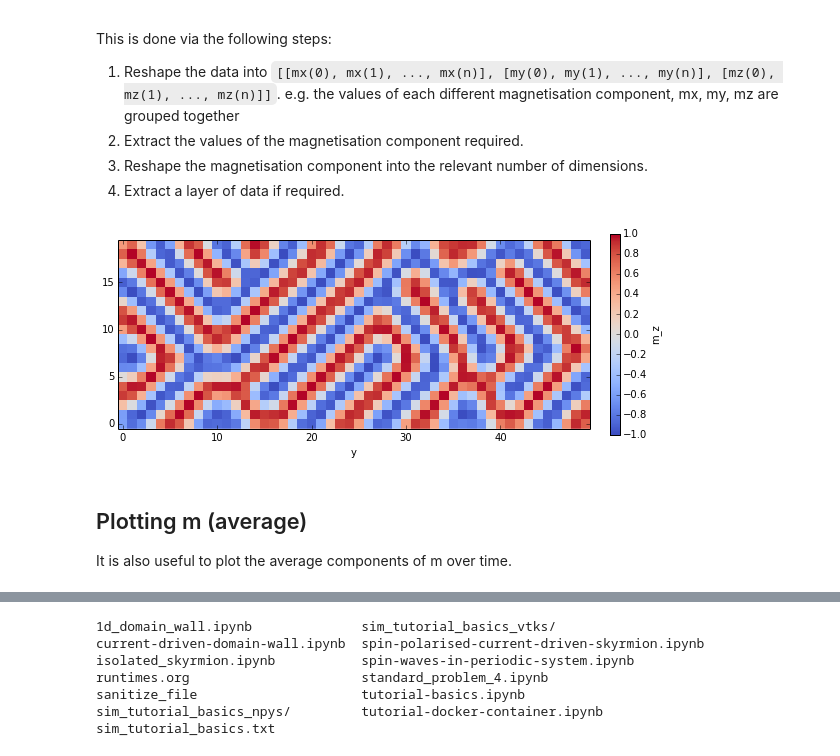
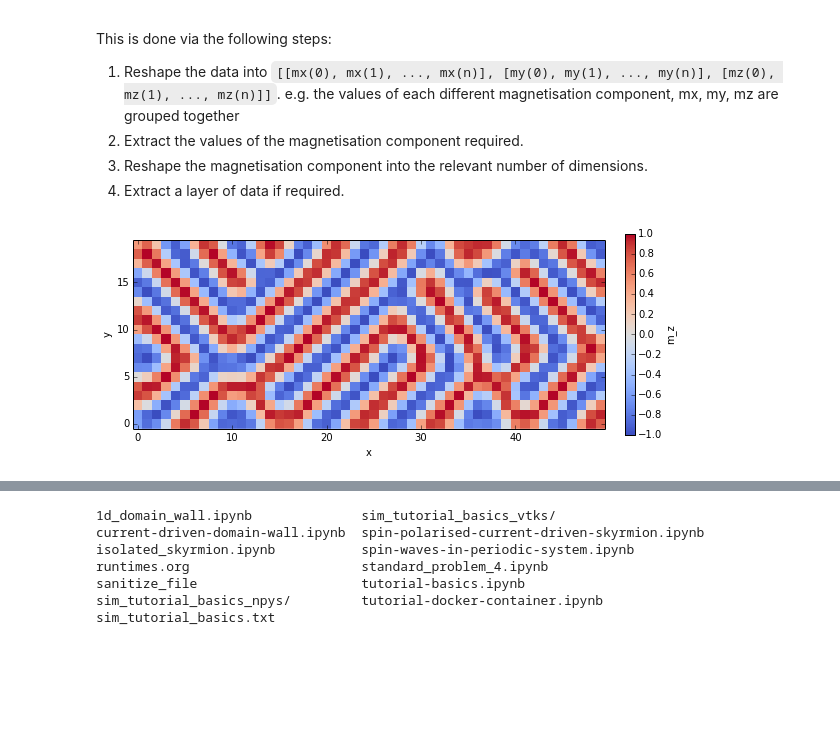
Before and after one commit to logicabrity/fidimag, a Jupyter notebook: doc/ipynb/tutorial-basics.ipynb, the cells around one changed output, grey strips where cells are left out. Drawn from its saved outputs; the diff is of its cells as text; code cells hidden in the pictures; blank space fills up the shorter version.

```diff
--- a/doc/ipynb/tutorial-basics.ipynb
+++ b/doc/ipynb/tutorial-basics.ipynb
@@ -272,16 +278,12 @@ mz_layer = mz[0,:,:]
 # %%
 # Plot the data. Here we use imshow, so we want to use the data in the (ny, nx) shape so that the
 # data is displayed correctly.
 plt.figure(figsize=(9,6))
 plot = plt.imshow(mz_layer, aspect=1, cmap=plt.cm.coolwarm, origin='lower', interpolation='none')
 plt.xlabel('x')
-plt.xlabel('y')
-plt.colorbar(plot,fraction=0.02, pad=0.04, label=r'm_z')
+plt.ylabel('y')
+plt.colorbar(plot,fraction=0.02, pad=0.04, label='m_z')
 
 plt.show()
 # %% [output]
-[figure, old version]
+[figure, new version]
-# %% [markdown]
-## Plotting m (average)
-
-It is also useful to plot the average components of m over time.
```
Also changed, not shown: parts of 11 cells of this notebook.
